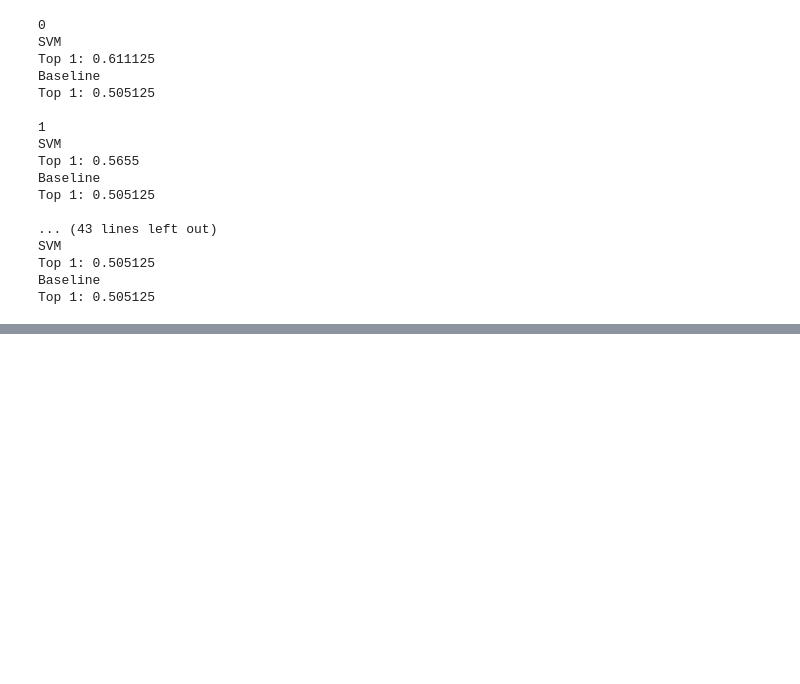
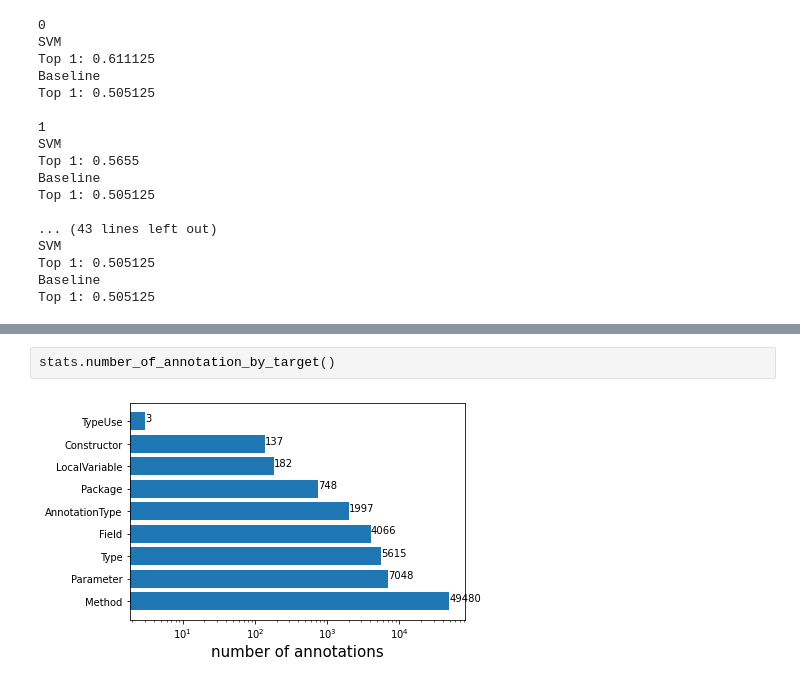
Before and after one commit to KaperD/annotations-completion, a Jupyter notebook: baseline.ipynb, the cells around one changed output, grey strips where cells are left out. Drawn from its saved outputs; the diff is of its cells as text; blank space fills up the shorter version.

```diff
--- a/baseline.ipynb
+++ b/baseline.ipynb
@@ -794,0 +386,4 @@ Top 1: 0.505125
+# %%
+stats.number_of_annotation_by_target()
+# %% [output]
+[figure, added]
```
Also changed, not shown: parts of 34 cells of this notebook, 11 other files.
